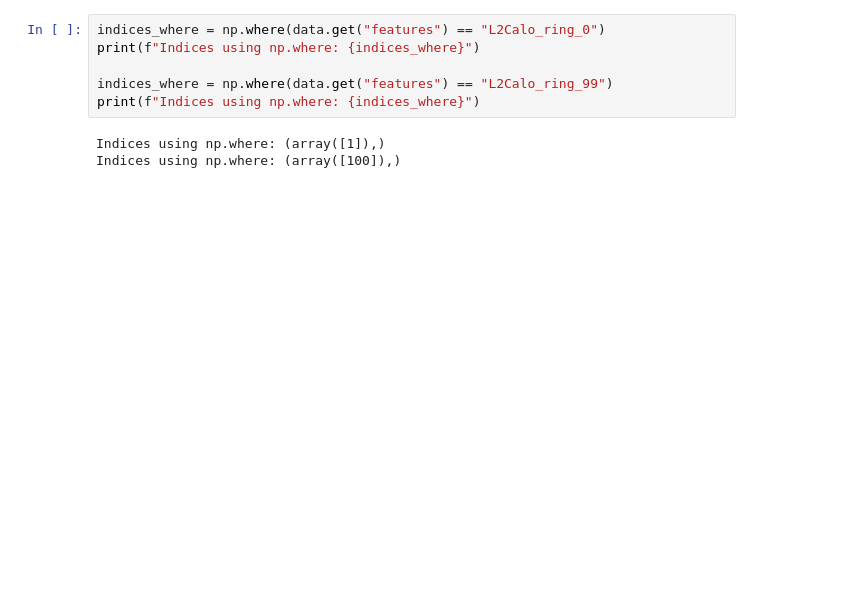
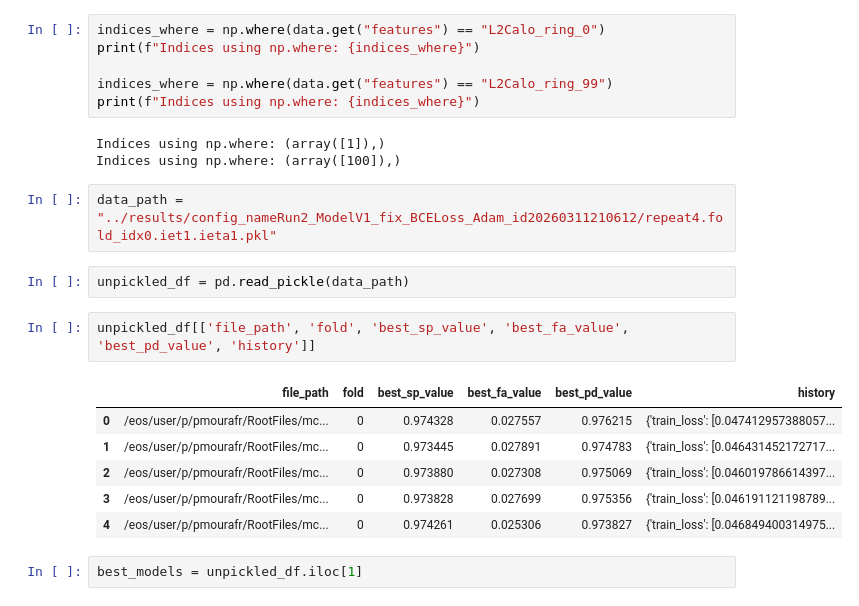
Before and after one commit to Pedrofran682/egamma_master, a Jupyter notebook: notebooks/check_run2_data.ipynb, the cells around one changed output. Cells and saved outputs as stored; diff of their text form; blank space fills up the shorter version.

```diff
--- a/notebooks/check_run2_data.ipynb
+++ b/notebooks/check_run2_data.ipynb
@@ -46,3 +27,18 @@ print(f"Indices using np.where: {indices_where}")
 # %% [output]
 Indices using np.where: (array([1]),)
 Indices using np.where: (array([100]),)
+# %%
+data_path = "../results/config_nameRun2_ModelV1_fix_BCELoss_Adam_id20260311210612/repeat4.fold_idx0.iet1.ieta1.pkl"
+# %%
+unpickled_df = pd.read_pickle(data_path)
+# %%
+unpickled_df[['file_path', 'fold', 'best_sp_value', 'best_fa_value', 'best_pd_value', 'history']]
+# %% [output]
+|  | file_path | fold | best_sp_value | best_fa_value | best_pd_value | history |
+| 0 | /eos/user/p/pmourafr/RootFiles/mc... | 0 | 0.974328 | 0.027557 | 0.976215 | {'train_loss': [0.047412957388057... |
+| 1 | /eos/user/p/pmourafr/RootFiles/mc... | 0 | 0.973445 | 0.027891 | 0.974783 | {'train_loss': [0.046431452172717... |
+| 2 | /eos/user/p/pmourafr/RootFiles/mc... | 0 | 0.973880 | 0.027308 | 0.975069 | {'train_loss': [0.046019786614397... |
+| 3 | /eos/user/p/pmourafr/RootFiles/mc... | 0 | 0.973828 | 0.027699 | 0.975356 | {'train_loss': [0.046191121198789... |
+| 4 | /eos/user/p/pmourafr/RootFiles/mc... | 0 | 0.974261 | 0.025306 | 0.973827 | {'train_loss': [0.046849400314975... |
+# %%
+best_models = unpickled_df.iloc[1]
```
Also changed, not shown: parts of 7 cells of this notebook, 1 other file.
